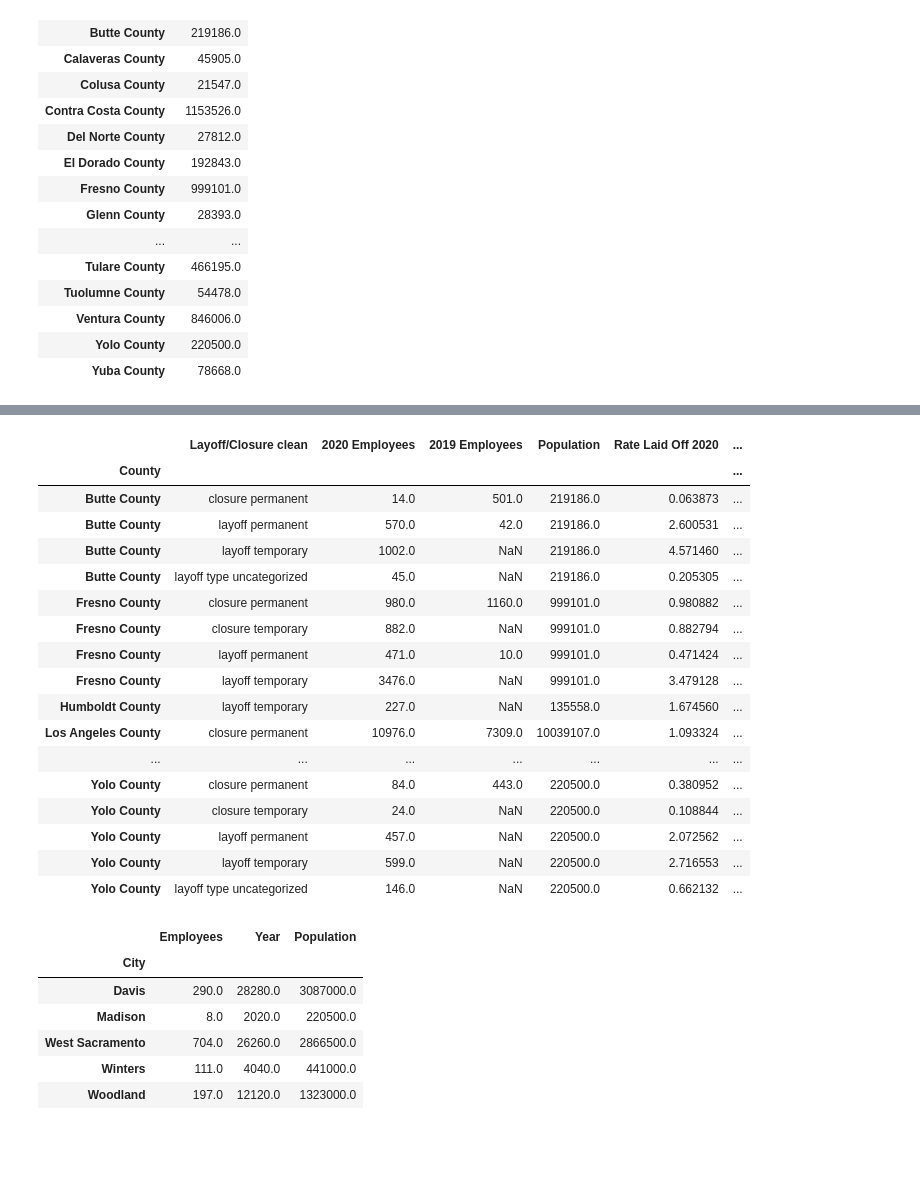
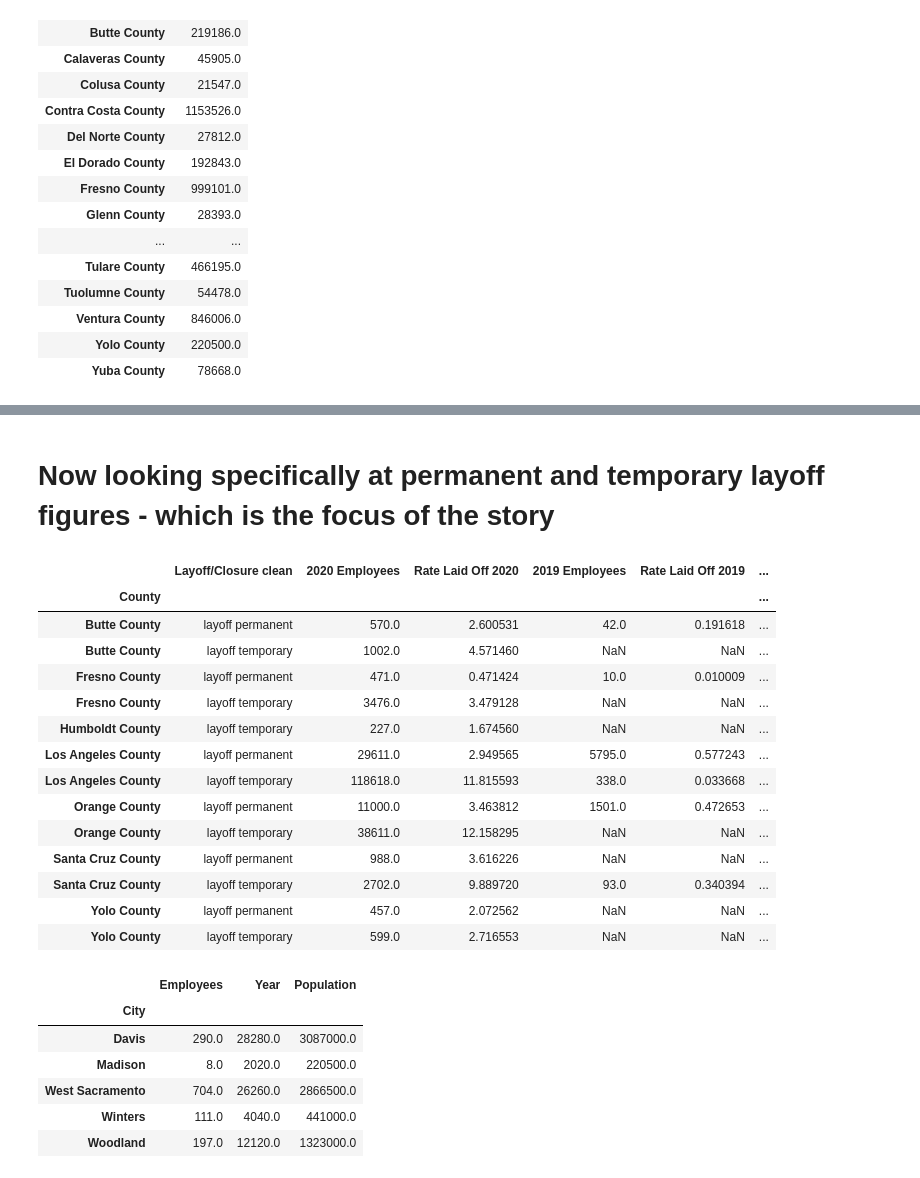
Before and after one commit to biglocalnews/WARN_Cali_analysis, a Jupyter notebook: notebooks/layoffs_analysis.ipynb, the cells around one changed output, grey strips where cells are left out. Drawn from its saved outputs; the diff is of its cells as text; code cells hidden in the pictures; blank space fills up the shorter version.

```diff
--- a/notebooks/layoffs_analysis.ipynb
+++ b/notebooks/layoffs_analysis.ipynb
@@ -254,24 +254,25 @@ rates
-# %%
-rates[['2020 Employees','Rate Laid Off 2020','2019 Employees','Rate Laid Off 2019','Population']]
-rates
-# %% [output]
-|  | Layoff/Closure clean | 2020 Employees | 2019 Employees | Population | Rate Laid Off 2020 | ... |
-| County |  |  |  |  |  | ... |
-| Butte County | closure permanent | 14.0 | 501.0 | 219186.0 | 0.063873 | ... |
-| Butte County | layoff permanent | 570.0 | 42.0 | 219186.0 | 2.600531 | ... |
-| Butte County | layoff temporary | 1002.0 | NaN | 219186.0 | 4.571460 | ... |
-| Butte County | layoff type uncategorized | 45.0 | NaN | 219186.0 | 0.205305 | ... |
-| Fresno County | closure permanent | 980.0 | 1160.0 | 999101.0 | 0.980882 | ... |
-| Fresno County | closure temporary | 882.0 | NaN | 999101.0 | 0.882794 | ... |
-| Fresno County | layoff permanent | 471.0 | 10.0 | 999101.0 | 0.471424 | ... |
-| Fresno County | layoff temporary | 3476.0 | NaN | 999101.0 | 3.479128 | ... |
-| Humboldt County | layoff temporary | 227.0 | NaN | 135558.0 | 1.674560 | ... |
-| Los Angeles County | closure permanent | 10976.0 | 7309.0 | 10039107.0 | 1.093324 | ... |
-| ... | ... | ... | ... | ... | ... | ... |
-| Yolo County | closure permanent | 84.0 | 443.0 | 220500.0 | 0.380952 | ... |
-| Yolo County | closure temporary | 24.0 | NaN | 220500.0 | 0.108844 | ... |
-| Yolo County | layoff permanent | 457.0 | NaN | 220500.0 | 2.072562 | ... |
-| Yolo County | layoff temporary | 599.0 | NaN | 220500.0 | 2.716553 | ... |
-| Yolo County | layoff type uncategorized | 146.0 | NaN | 220500.0 | 0.662132 | ... |
+# %% [markdown]
+# Now looking specifically at permanent and temporary layoff figures - which is the focus of the story
+# %%
+layoffs = ['layoff permanent', 'layoff temporary']
+# %%
+temp_perm_layoffs_only = rates[rates['Layoff/Closure clean'].isin(layoffs)]
+temp_perm_layoffs_only
+# %% [output]
+|  | Layoff/Closure clean | 2020 Employees | Rate Laid Off 2020 | 2019 Employees | Rate Laid Off 2019 | ... |
+| County |  |  |  |  |  | ... |
+| Butte County | layoff permanent | 570.0 | 2.600531 | 42.0 | 0.191618 | ... |
+| Butte County | layoff temporary | 1002.0 | 4.571460 | NaN | NaN | ... |
+| Fresno County | layoff permanent | 471.0 | 0.471424 | 10.0 | 0.010009 | ... |
+| Fresno County | layoff temporary | 3476.0 | 3.479128 | NaN | NaN | ... |
+| Humboldt County | layoff temporary | 227.0 | 1.674560 | NaN | NaN | ... |
+| Los Angeles County | layoff permanent | 29611.0 | 2.949565 | 5795.0 | 0.577243 | ... |
+| Los Angeles County | layoff temporary | 118618.0 | 11.815593 | 338.0 | 0.033668 | ... |
+| Orange County | layoff permanent | 11000.0 | 3.463812 | 1501.0 | 0.472653 | ... |
+| Orange County | layoff temporary | 38611.0 | 12.158295 | NaN | NaN | ... |
+| Santa Cruz County | layoff permanent | 988.0 | 3.616226 | NaN | NaN | ... |
+| Santa Cruz County | layoff temporary | 2702.0 | 9.889720 | 93.0 | 0.340394 | ... |
+| Yolo County | layoff permanent | 457.0 | 2.072562 | NaN | NaN | ... |
+| Yolo County | layoff temporary | 599.0 | 2.716553 | NaN | NaN | ... |
 # %%
 # Fact Check that West Sacramento is most affected by Layoffs in Yolo County
```
Also changed, not shown: parts of 3 cells of this notebook, 1 other file.
